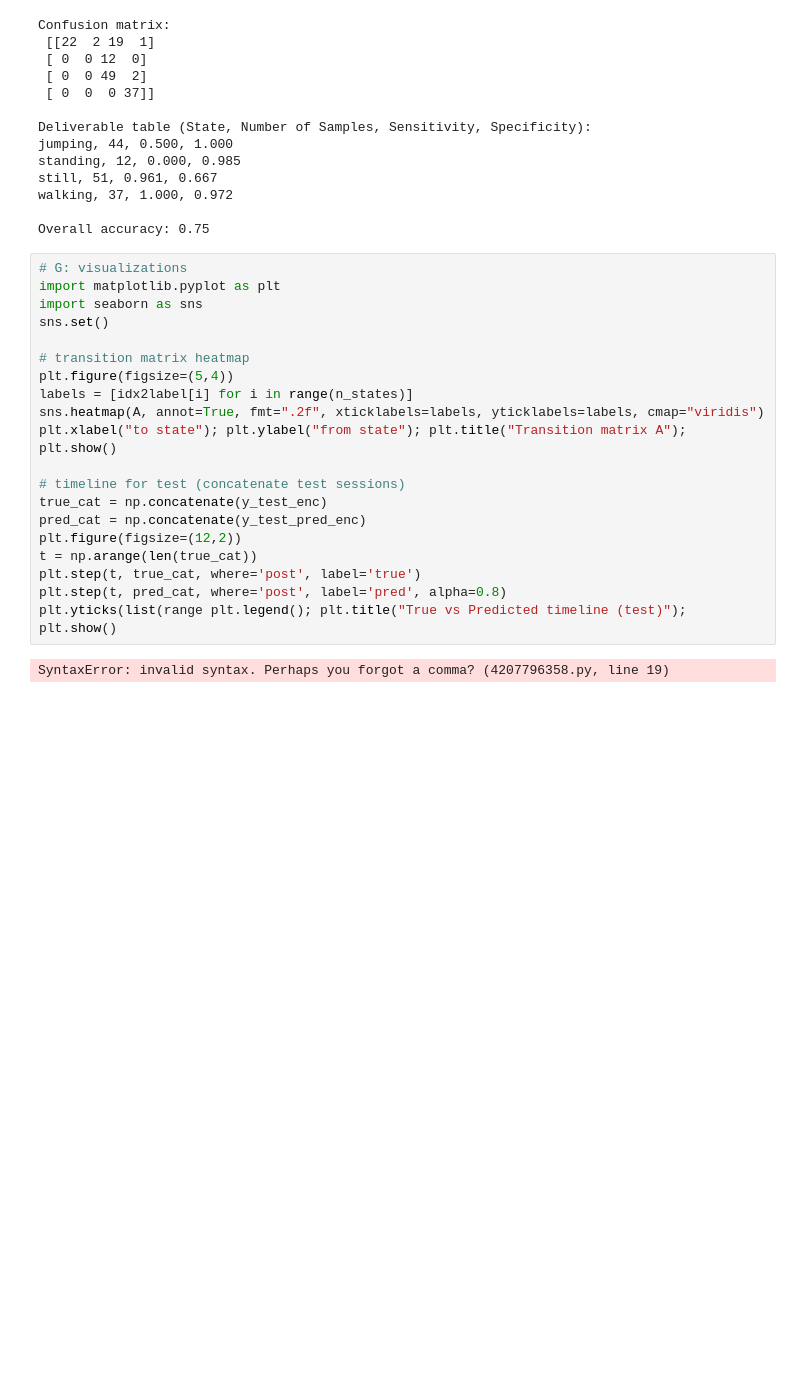
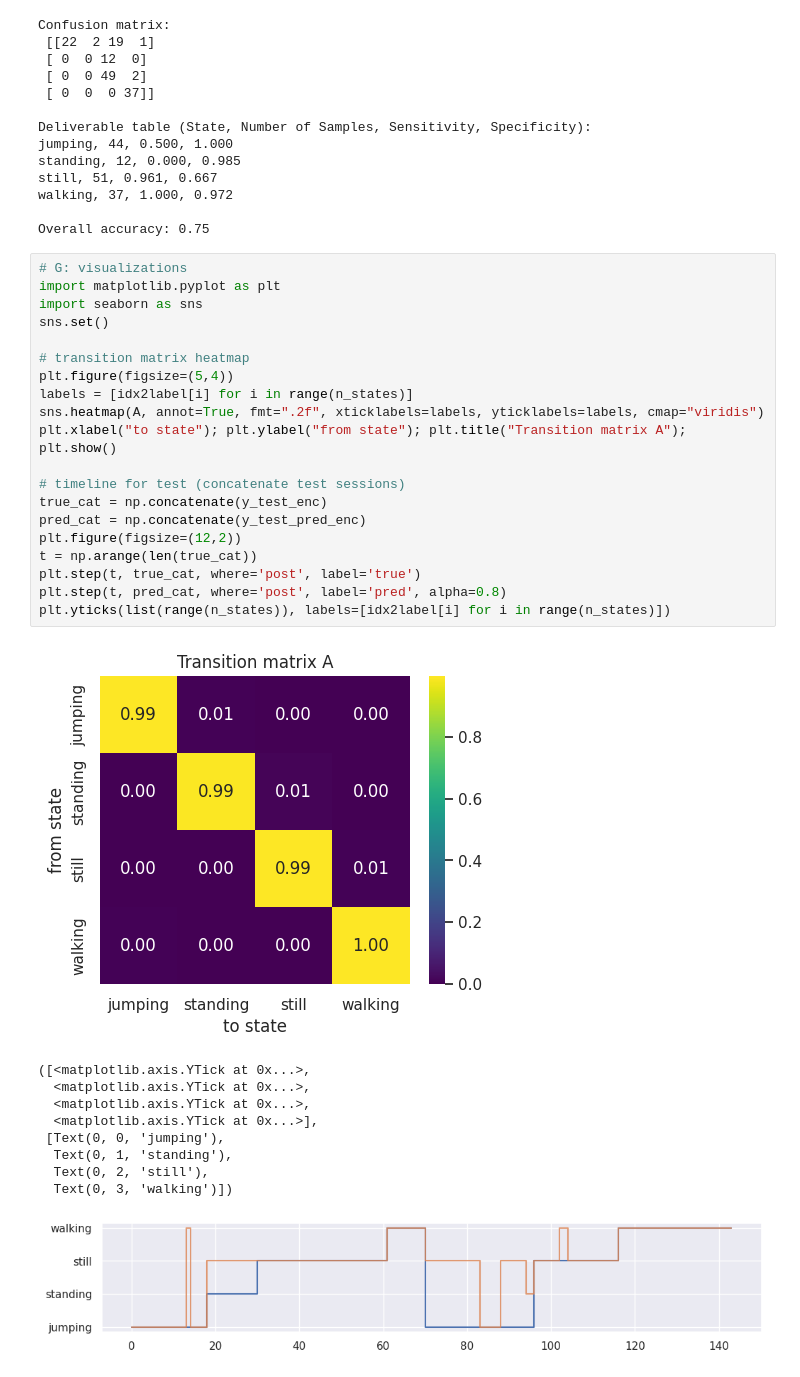
Before and after one commit to nmarizani/ml_techniques2_formative_2, a Jupyter notebook: hidden_markov_model.ipynb, the cells around one changed output. Cells and saved outputs as stored; diff of their text form; blank space fills up the shorter version.

Commit message:
error solved

```diff
--- a/hidden_markov_model.ipynb
+++ b/hidden_markov_model.ipynb
@@ -390,22 +390,31 @@ Overall accuracy: 0.75
 # %%
 # G: visualizations
 import matplotlib.pyplot as plt
 import seaborn as sns
 sns.set()
 
 # transition matrix heatmap
 plt.figure(figsize=(5,4))
 labels = [idx2label[i] for i in range(n_states)]
 sns.heatmap(A, annot=True, fmt=".2f", xticklabels=labels, yticklabels=labels, cmap="viridis")
 plt.xlabel("to state"); plt.ylabel("from state"); plt.title("Transition matrix A"); plt.show()
 
 # timeline for test (concatenate test sessions)
 true_cat = np.concatenate(y_test_enc)
 pred_cat = np.concatenate(y_test_pred_enc)
 plt.figure(figsize=(12,2))
 t = np.arange(len(true_cat))
 plt.step(t, true_cat, where='post', label='true')
 plt.step(t, pred_cat, where='post', label='pred', alpha=0.8)
-plt.yticks(list(range plt.legend(); plt.title("True vs Predicted timeline (test)"); plt.show()
+plt.yticks(list(range(n_states)), labels=[idx2label[i] for i in range(n_states)])
 # %% [output]
+[figure, added]
-SyntaxError: invalid syntax. Perhaps you forgot a comma? (4207796358.py, line 19)
+([<matplotlib.axis.YTick at 0x...>,
+  <matplotlib.axis.YTick at 0x...>,
+  <matplotlib.axis.YTick at 0x...>,
+  <matplotlib.axis.YTick at 0x...>],
+ [Text(0, 0, 'jumping'),
+  Text(0, 1, 'standing'),
+  Text(0, 2, 'still'),
+  Text(0, 3, 'walking')])
+[figure, added]
```
